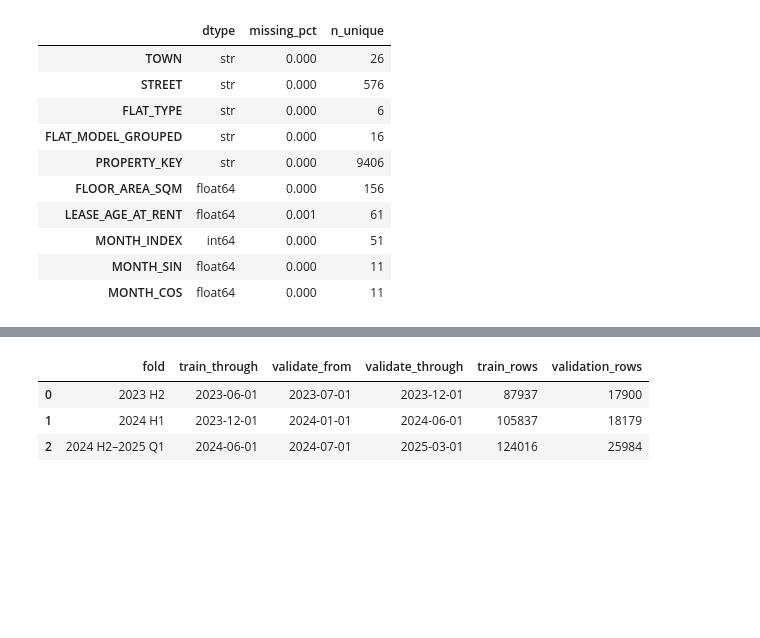
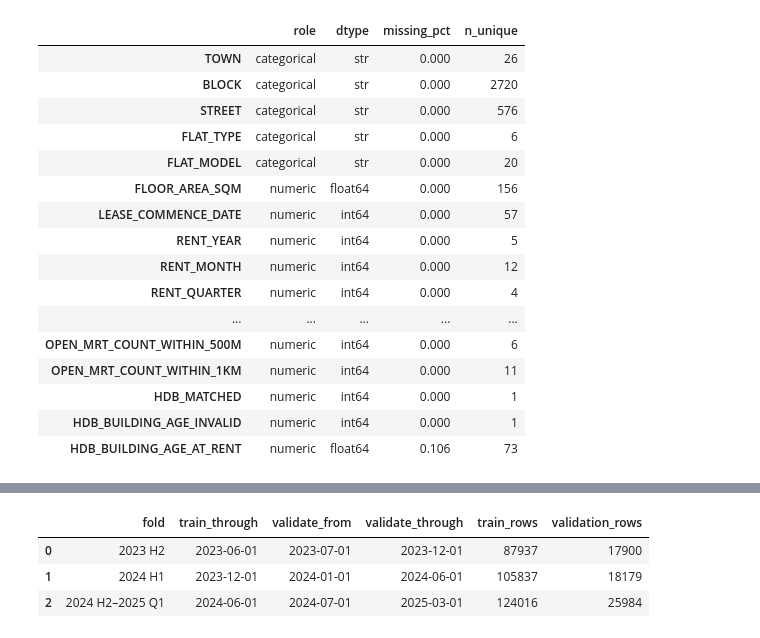
Before and after one commit to ziqing26/cs5228-group6, a Jupyter notebook: notebooks/ridge_baseline.ipynb, the cells around one changed output, grey strips where cells are left out. Saved outputs shown, nothing was run; the diff lists cells and outputs as text; code cells hidden in the pictures; blank space fills up the shorter version.

```diff
--- a/notebooks/ridge_baseline.ipynb
+++ b/notebooks/ridge_baseline.ipynb
@@ -27,21 +28,23 @@ from sklearn.pipeline import Pipeline
 from sklearn.preprocessing import OneHotEncoder, StandardScaler
 
 warnings.filterwarnings("ignore")
-pd.set_option("display.max_columns", 30)
+pd.set_option("display.max_columns", 50)
 pd.set_option("display.float_format", lambda value: f"{value:,.3f}")
 plt.style.use("seaborn-v0_8-whitegrid")
 RANDOM_STATE = 5228
 
-# Support kernels launched from either the repository root or notebooks/.
+# Support kernels launched from the repository root or notebooks/.
 ROOT = next(
-    (path for path in (Path.cwd(), Path.cwd().parent)
-     if (path / "data/processed/train_preprocessed.csv").is_file()),
+    (
+        candidate for candidate in [Path.cwd(), *Path.cwd().parents]
+        if (candidate / "data/processed/hdb_mrt/train_preprocessed.csv").is_file()
+    ),
     None,
 )
 if ROOT is None:
-    raise FileNotFoundError("Could not locate data/processed/train_preprocessed.csv")
+    raise FileNotFoundError("Could not locate the HDB/MRT processed datasets")
 
-PROCESSED_DIR = ROOT / "data/processed"
+PROCESSED_DIR = ROOT / "data/processed/hdb_mrt"
 TRAIN_PATH = PROCESSED_DIR / "train_preprocessed.csv"
 TEST_PATH = PROCESSED_DIR / "test_preprocessed.csv"
 METADATA_PATH = PROCESSED_DIR / "preprocessing_metadata.json"
@@ -86,36 +89,59 @@ The EDA also shows mean rent rising from roughly SGD 2.1k in the first six month
 # %%
-# Core-only feature set. PROPERTY_KEY is derived only from town/block/street; it does not use the target.
-CATEGORICAL_FEATURES = [
-    "TOWN", "STREET", "FLAT_TYPE", "FLAT_MODEL_GROUPED", "PROPERTY_KEY"
+# The preprocessing metadata is the single source of truth for model columns.
+FEATURES = list(metadata["model_features"])
+CATEGORICAL_FEATURES = list(metadata["categorical_features"])
+
+if not FEATURES:
+    raise ValueError("metadata.model_features must not be empty")
+if len(FEATURES) != len(set(FEATURES)):
+    raise ValueError("metadata.model_features contains duplicates")
+
+unknown_categorical = sorted(set(CATEGORICAL_FEATURES) - set(FEATURES))
+if unknown_categorical:
+    raise ValueError(f"Categorical features absent from model_features: {unknown_categorical}")
+
+categorical_set = set(CATEGORICAL_FEATURES)
+NUMERIC_FEATURES = [feature for feature in FEATURES if feature not in categorical_set]
+
+missing_train = sorted(set(FEATURES + [TARGET, "RENT_DATE"]) - set(train.columns))
+missing_test = sorted(set(FEATURES + [ROW_ID, "RENT_DATE"]) - set(test.columns))
+if missing_train or missing_test:
+    raise ValueError(f"Missing columns; train={missing_train}, test={missing_test}")
+
+non_numeric = [
+    column for column in NUMERIC_FEATURES
+    if not pd.api.types.is_numeric_dtype(train[column])
+    or not pd.api.types.is_numeric_dtype(test[column])
 ]
-NUMERIC_FEATURES = [
-    "FLOOR_AREA_SQM", "LEASE_AGE_AT_RENT", "MONTH_INDEX", "MONTH_SIN", "MONTH_COS"
-]
-FEATURES = CATEGORICAL_FEATURES + NUMERIC_FEATURES
-
-missing_columns = sorted(set(FEATURES + [TARGET, "RENT_DATE"]) - set(train.columns))
-if missing_columns:
-    raise ValueError(f"Missing expected columns: {missing_columns}")
+if non_numeric:
+    raise TypeError(f"Metadata marks non-numeric columns as numeric: {non_numeric}")
 
 feature_audit = pd.DataFrame({
+    "role": ["categorical" if feature in categorical_set else "numeric" for feature in FEATURES],
     "dtype": train[FEATURES].dtypes.astype(str),
     "missing_pct": train[FEATURES].isna().mean().mul(100),
     "n_unique": train[FEATURES].nunique(dropna=False),
 })
 display(feature_audit)
-
-AUXILIARY_PREFIXES = ("HDB_", "DIST_TO_", "MRT_", "MALL_", "PRIMARY_SCHOOL_", "COE_", "STOCK_", "BUILDING_")
-held_out_auxiliary = [column for column in metadata["model_features"] if column.startswith(AUXILIARY_PREFIXES)]
-print(f"Baseline features: {len(FEATURES)}; auxiliary features held out for later experiments: {len(held_out_auxiliary)}")
+print(
+    f"Metadata features: {len(FEATURES)} total = "
+    f"{len(CATEGORICAL_FEATURES)} categorical + {len(NUMERIC_FEATURES)} numeric"
+)
 # %% [output]
-|  | dtype | missing_pct | n_unique |
-| TOWN | str | 0.000 | 26 |
-| STREET | str | 0.000 | 576 |
-| FLAT_TYPE | str | 0.000 | 6 |
-| FLAT_MODEL_GROUPED | str | 0.000 | 16 |
-| PROPERTY_KEY | str | 0.000 | 9406 |
-| FLOOR_AREA_SQM | float64 | 0.000 | 156 |
-| LEASE_AGE_AT_RENT | float64 | 0.001 | 61 |
-| MONTH_INDEX | int64 | 0.000 | 51 |
-| MONTH_SIN | float64 | 0.000 | 11 |
-| MONTH_COS | float64 | 0.000 | 11 |
+|  | role | dtype | missing_pct | n_unique |
+| TOWN | categorical | str | 0.000 | 26 |
+| BLOCK | categorical | str | 0.000 | 2720 |
+| STREET | categorical | str | 0.000 | 576 |
+| FLAT_TYPE | categorical | str | 0.000 | 6 |
+| FLAT_MODEL | categorical | str | 0.000 | 20 |
+| FLOOR_AREA_SQM | numeric | float64 | 0.000 | 156 |
+| LEASE_COMMENCE_DATE | numeric | int64 | 0.000 | 57 |
+| RENT_YEAR | numeric | int64 | 0.000 | 5 |
+| RENT_MONTH | numeric | int64 | 0.000 | 12 |
+| RENT_QUARTER | numeric | int64 | 0.000 | 4 |
+| ... | ... | ... | ... | ... |
+| OPEN_MRT_COUNT_WITHIN_500M | numeric | int64 | 0.000 | 6 |
+| OPEN_MRT_COUNT_WITHIN_1KM | numeric | int64 | 0.000 | 11 |
+| HDB_MATCHED | numeric | int64 | 0.000 | 1 |
+| HDB_BUILDING_AGE_INVALID | numeric | int64 | 0.000 | 1 |
+| HDB_BUILDING_AGE_AT_RENT | numeric | float64 | 0.106 | 73 |
```
Also changed, not shown: parts of 14 cells of this notebook, 2 other files.
